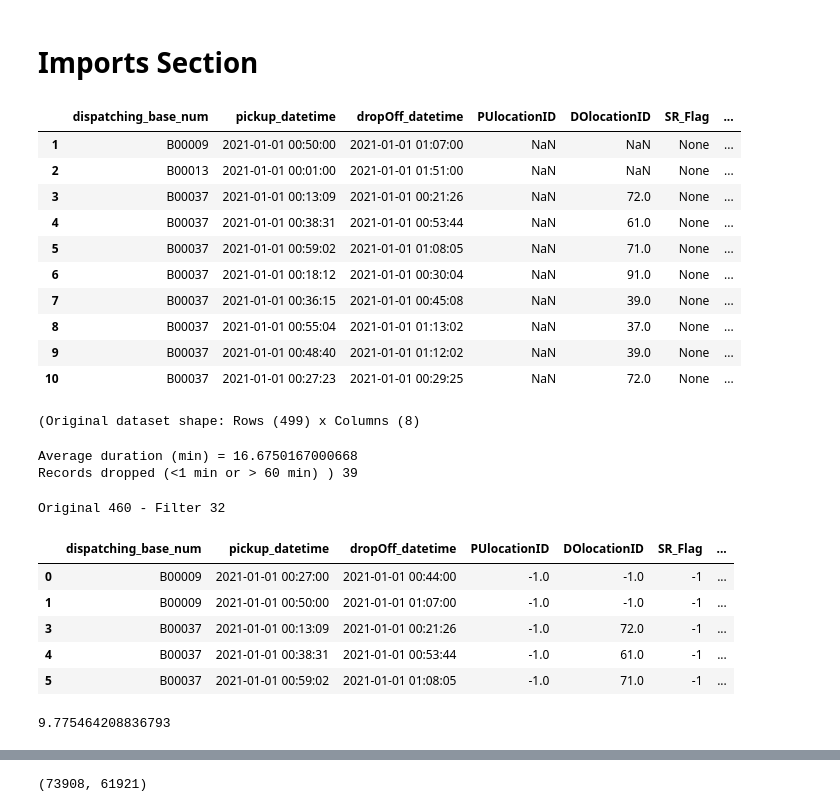
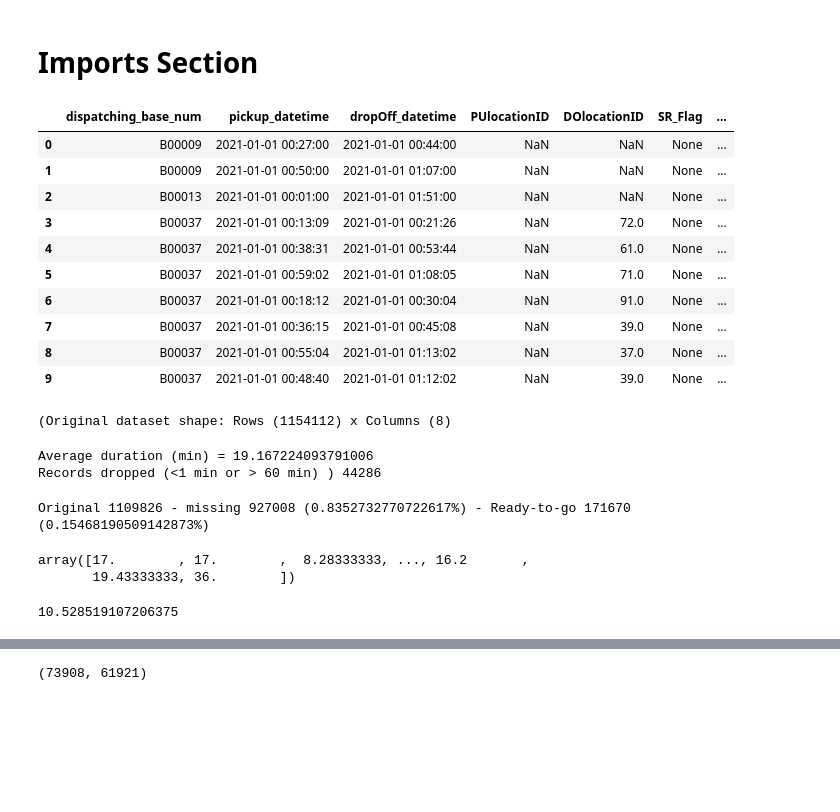
Before and after one commit to david-gomez-fernandez/mlops-zoomcamp, a Jupyter notebook: module-1/module1-homework.ipynb, the cells around one changed output, grey strips where cells are left out. Cells and saved outputs as stored; diff of their text form; code cells hidden in the pictures; blank space fills up the shorter version.

```diff
--- a/module-1/module1-homework.ipynb
+++ b/module-1/module1-homework.ipynb
@@ -38,19 +38,21 @@ from sklearn.metrics import mean_squared_error
 # %%
 df = pd.read_parquet('../data/fhv_tripdata_2021-01.parquet')
 
 # Calculation of the duration
 df['duration'] = df.dropOff_datetime - df.pickup_datetime
 df.duration = df.duration.apply(lambda td: td.total_seconds() / 60)
 
-df = df[1:500]
+# Short version (for testing) - comment to carry out with the whole dataset
+# df = df[1:500]
 df.head(10)
 
 # categorical = ['PULocationID', 'DOLocationID']
 # numerical = ['trip_distance']
 
 # df[categorical] = df[categorical].astype(str)
 # %% [output]
 |  | dispatching_base_num | pickup_datetime | dropOff_datetime | PUlocationID | DOlocationID | SR_Flag | ... |
+| 0 | B00009 | 2021-01-01 00:27:00 | 2021-01-01 00:44:00 | NaN | NaN | None | ... |
 | 1 | B00009 | 2021-01-01 00:50:00 | 2021-01-01 01:07:00 | NaN | NaN | None | ... |
 | 2 | B00013 | 2021-01-01 00:01:00 | 2021-01-01 01:51:00 | NaN | NaN | None | ... |
 | 3 | B00037 | 2021-01-01 00:13:09 | 2021-01-01 00:21:26 | NaN | 72.0 | None | ... |
@@ -60,13 +62,12 @@ df.head(10)
 | 7 | B00037 | 2021-01-01 00:36:15 | 2021-01-01 00:45:08 | NaN | 39.0 | None | ... |
 | 8 | B00037 | 2021-01-01 00:55:04 | 2021-01-01 01:13:02 | NaN | 37.0 | None | ... |
 | 9 | B00037 | 2021-01-01 00:48:40 | 2021-01-01 01:12:02 | NaN | 39.0 | None | ... |
-| 10 | B00037 | 2021-01-01 00:27:23 | 2021-01-01 00:29:25 | NaN | 72.0 | None | ... |
 # %%
 # Number of records
 original_dataset_size = df.shape
 print (f'(Original dataset shape: Rows ({original_dataset_size[0]}) x Columns ({original_dataset_size[1]})')
 # %% [output]
-(Original dataset shape: Rows (499) x Columns (8)
+(Original dataset shape: Rows (1154112) x Columns (8)
 # %%
 # Average trip duration
 avg_duration = df.duration.mean()
@@ -76,49 +77,48 @@ print (f'Average duration (min) = {avg_duration}')
 df = df[(df.duration >= 1) & (df.duration <= 60)]
 print (f'Records dropped (<1 min or > 60 min) ) {original_dataset_size[0] - df.shape[0]}')
 # %% [output]
-Average duration (min) = 16.6750167000668
-Records dropped (<1 min or > 60 min) ) 39
+Average duration (min) = 19.167224093791006
+Records dropped (<1 min or > 60 min) ) 44286
 # %%
 # Missing values calculation
 df['PUlocationID'] = df['PUlocationID'].replace(np.NaN, -1)
 df['DOlocationID'] = df['DOlocationID'].replace(np.NaN, -1)
 
-df_test=df[0:100]
-df_test.head()
-
+# df_missing = df[(df['PUlocationID'] == -1.0) | (df['DOlocationID'] == -1.0)]
+df_missing = df[df['PUlocationID'] == -1.0]
 df_filter = df[(df['PUlocationID'] != -1.0) & (df['DOlocationID'] != -1.0)]
 
-print (f'Original {df.shape[0]} - Filter {df_filter.shape[0]}')
+fraction = len(df_missing) / len(df)
+
+print (f'Original {df.shape[0]} - missing {df_missing.shape[0]} ({len(df_missing) / len(df)}%) - Ready-to-go {df_filter.shape[0]} ({len(df_filter) / len (df)}%)')
 # %% [output]
-Original 460 - Filter 32
+Original 1109826 - missing 927008 (0.8352732770722617%) - Ready-to-go 171670 (0.15468190509142873%)
 # %%
 # One-hot encoding
-
-# categorical = ['PULocationID', 'DOLocationID']
+categorical = ['PUlocationID', 'DOlocationID']
 # numerical = ['trip_distance']
 
-# df_one_hour[categorical] = df[categorical].astype(str)
+df[categorical] = df[categorical].astype(str)
+train_dicts = df[categorical].to_dict(orient='records')
+
+dv = DictVectorizer()
+X_train = dv.fit_transform(train_dicts)
+
+target = 'duration'
+y_train = df[target].values
 # %% [output]
-|  | dispatching_base_num | pickup_datetime | dropOff_datetime | PUlocationID | DOlocationID | SR_Flag | ... |
-| 0 | B00009 | 2021-01-01 00:27:00 | 2021-01-01 00:44:00 | -1.0 | -1.0 | -1 | ... |
-| 1 | B00009 | 2021-01-01 00:50:00 | 2021-01-01 01:07:00 | -1.0 | -1.0 | -1 | ... |
-| 3 | B00037 | 2021-01-01 00:13:09 | 2021-01-01 00:21:26 | -1.0 | 72.0 | -1 | ... |
-| 4 | B00037 | 2021-01-01 00:38:31 | 2021-01-01 00:53:44 | -1.0 | 61.0 | -1 | ... |
-| 5 | B00037 | 2021-01-01 00:59:02 | 2021-01-01 01:08:05 | -1.0 | 71.0 | -1 | ... |
+array([17.        , 17.        ,  8.28333333, ..., 16.2       ,
+       19.43333333, 36.        ])
+# %%
+# Linear regression model (default params)
+lr = LinearRegression()
+lr.fit(X_train, y_train)
+
+y_pred = lr.predict(X_train)
+
+mean_squared_error(y_train, y_pred, squared=False)
+# %% [output]
+10.528519107206375
 # %%
-train_dicts = df[categorical + numerical].to_dict(orient='records')
-
-dv = DictVectorizer()
-X_train = dv.fit_transform(train_dicts)
-
-target = 'duration'
-y_train = df[target].values
-
-lr = LinearRegression()
-lr.fit(X_train, y_train)
-
-y_pred = lr.predict(X_train)
-
-mean_squared_error(y_train, y_pred, squared=False)
+# Validation dataset (load)
+df_val = pd.read_parquet('../data/fhv_tripdata_2021-02.parquet')
-# %% [output]
-9.775464208836793
```
Also changed, not shown: parts of 4 cells of this notebook.
